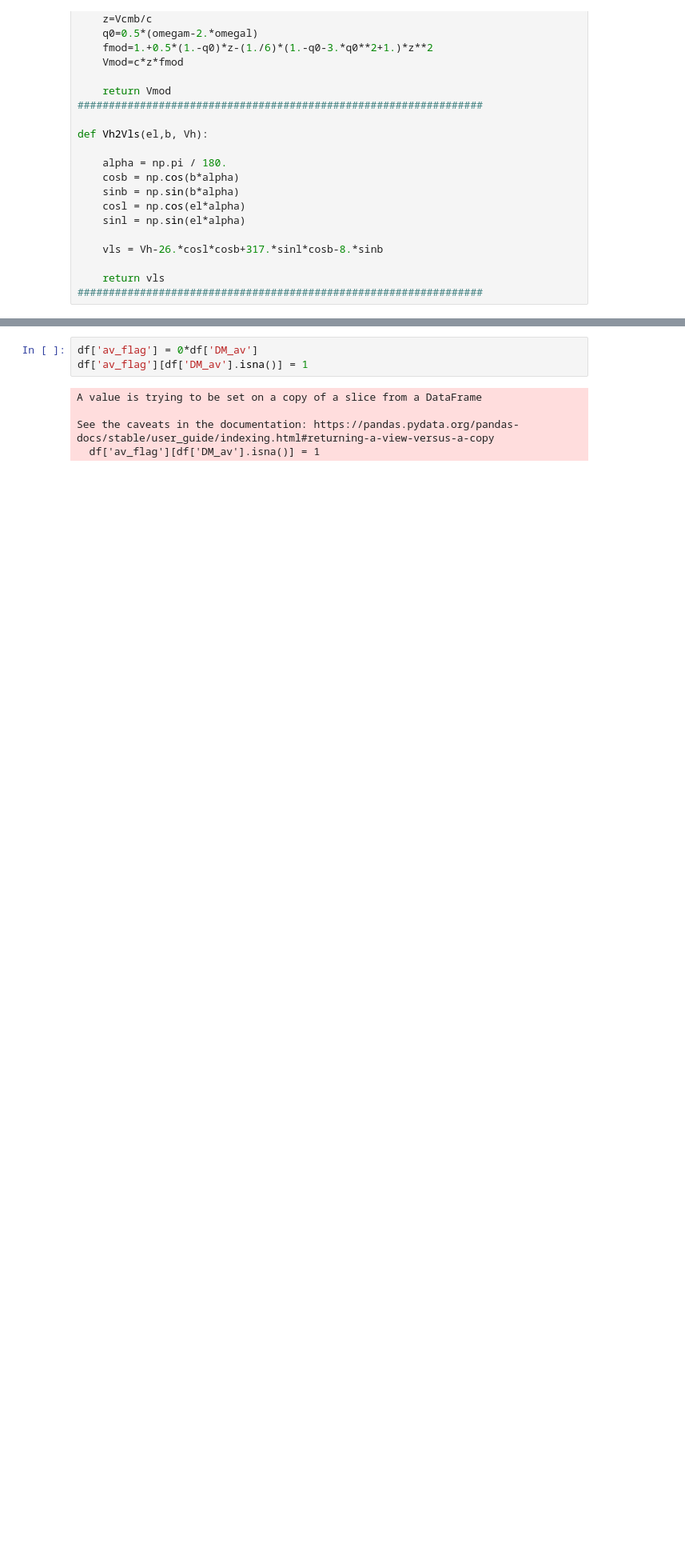
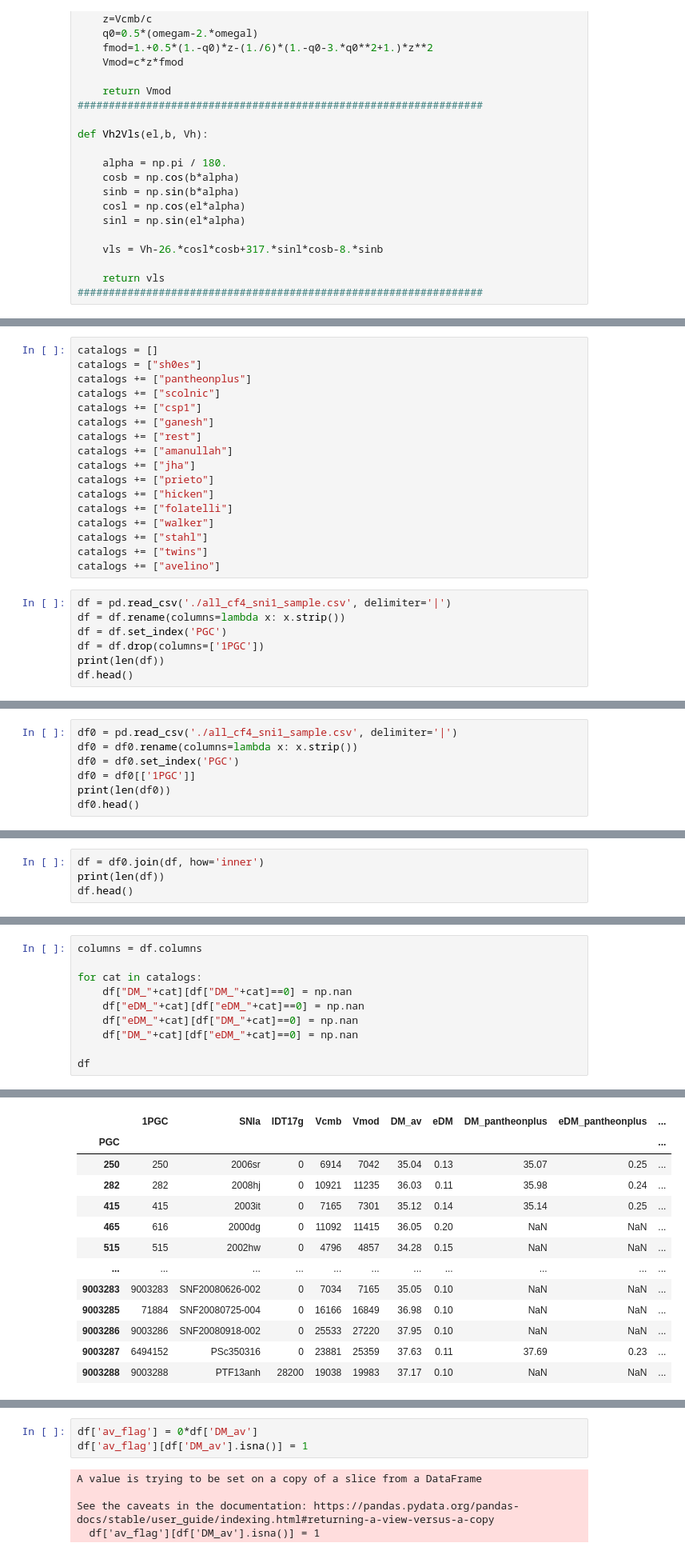
Before and after one commit to ekourkchi/CF4catalog, a Jupyter notebook: SNIa_groups-catal.ipynb, the cells around one changed output, grey strips where cells are left out. Shown at 80% size. Drawn from its saved outputs; the diff is of its cells as text; blank space fills up the shorter version.

Commit message:
merging all group catalogs

```diff
--- a/SNIa_groups-catal.ipynb
+++ b/SNIa_groups-catal.ipynb
@@ -597,0 +71,24 @@ df.head()
+# %%
+catalogs = []
+catalogs = ["sh0es"]
+catalogs += ["pantheonplus"]
+catalogs += ["scolnic"]
+catalogs += ["csp1"]
+catalogs += ["ganesh"]
+catalogs += ["rest"]
+catalogs += ["amanullah"]
+catalogs += ["jha"]
+catalogs += ["prieto"]
+catalogs += ["hicken"]
+catalogs += ["folatelli"]
+catalogs += ["walker"]
+catalogs += ["stahl"]
+catalogs += ["twins"]
+catalogs += ["avelino"]
+# %%
+df = pd.read_csv('./all_cf4_sni1_sample.csv', delimiter='|')
+df = df.rename(columns=lambda x: x.strip())
+df = df.set_index('PGC')
+df = df.drop(columns=['1PGC'])
+print(len(df))
+df.head()
@@ -597,0 +105,7 @@ df.head()
+# %%
+df0 = pd.read_csv('./all_cf4_sni1_sample.csv', delimiter='|')
+df0 = df0.rename(columns=lambda x: x.strip())
+df0 = df0.set_index('PGC')
+df0 = df0[['1PGC']]
+print(len(df0))
+df0.head()
@@ -597,0 +121,4 @@ df.head()
+# %%
+df = df0.join(df, how='inner')
+print(len(df))
+df.head()
@@ -597,0 +135,11 @@ df.head()
+# %%
+columns = df.columns
+
+for cat in catalogs:
+    df["DM_"+cat][df["DM_"+cat]==0] = np.nan
+    df["eDM_"+cat][df["eDM_"+cat]==0] = np.nan
+    df["eDM_"+cat][df["DM_"+cat]==0] = np.nan
+    df["DM_"+cat][df["eDM_"+cat]==0] = np.nan
+
+df
+# %% [output]
@@ -597,0 +162,13 @@ df.head()
+|  | 1PGC | SNIa | IDT17g | Vcmb | Vmod | DM_av | eDM | DM_pantheonplus | eDM_pantheonplus | ... |
+| PGC |  |  |  |  |  |  |  |  |  | ... |
+| 250 | 250 | 2006sr | 0 | 6914 | 7042 | 35.04 | 0.13 | 35.07 | 0.25 | ... |
+| 282 | 282 | 2008hj | 0 | 10921 | 11235 | 36.03 | 0.11 | 35.98 | 0.24 | ... |
+| 415 | 415 | 2003it | 0 | 7165 | 7301 | 35.12 | 0.14 | 35.14 | 0.25 | ... |
+| 465 | 616 | 2000dg | 0 | 11092 | 11415 | 36.05 | 0.20 | NaN | NaN | ... |
+| 515 | 515 | 2002hw | 0 | 4796 | 4857 | 34.28 | 0.15 | NaN | NaN | ... |
+| ... | ... | ... | ... | ... | ... | ... | ... | ... | ... | ... |
+| 9003283 | 9003283 | SNF20080626-002 | 0 | 7034 | 7165 | 35.05 | 0.10 | NaN | NaN | ... |
+| 9003285 | 71884 | SNF20080725-004 | 0 | 16166 | 16849 | 36.98 | 0.10 | NaN | NaN | ... |
+| 9003286 | 9003286 | SNF20080918-002 | 0 | 25533 | 27220 | 37.95 | 0.10 | NaN | NaN | ... |
+| 9003287 | 6494152 | PSc350316 | 0 | 23881 | 25359 | 37.63 | 0.11 | 37.69 | 0.23 | ... |
+| 9003288 | 9003288 | PTF13anh | 28200 | 19038 | 19983 | 37.17 | 0.10 | NaN | NaN | ... |
```
Also changed, not shown: parts of 29 cells of this notebook, 11 other files.
